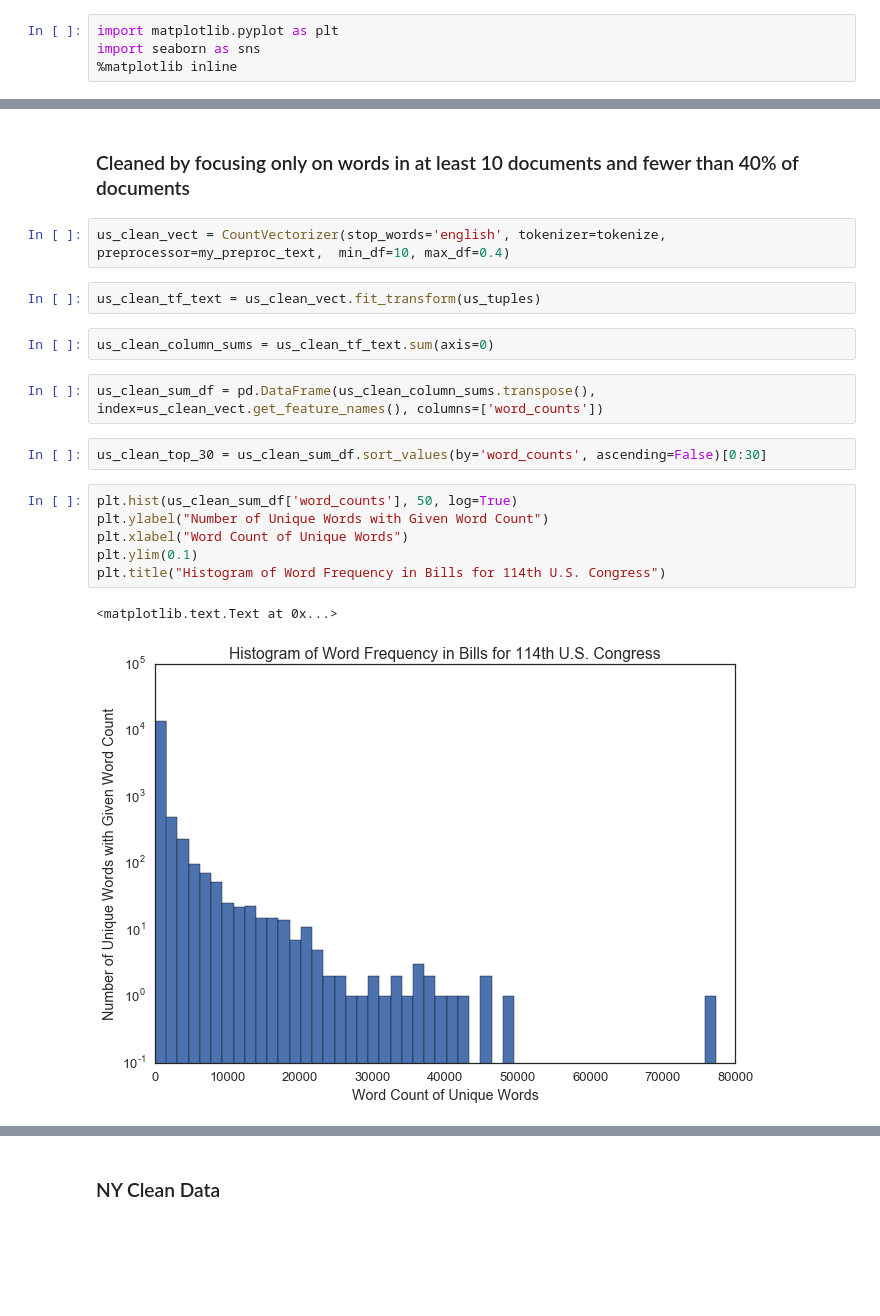
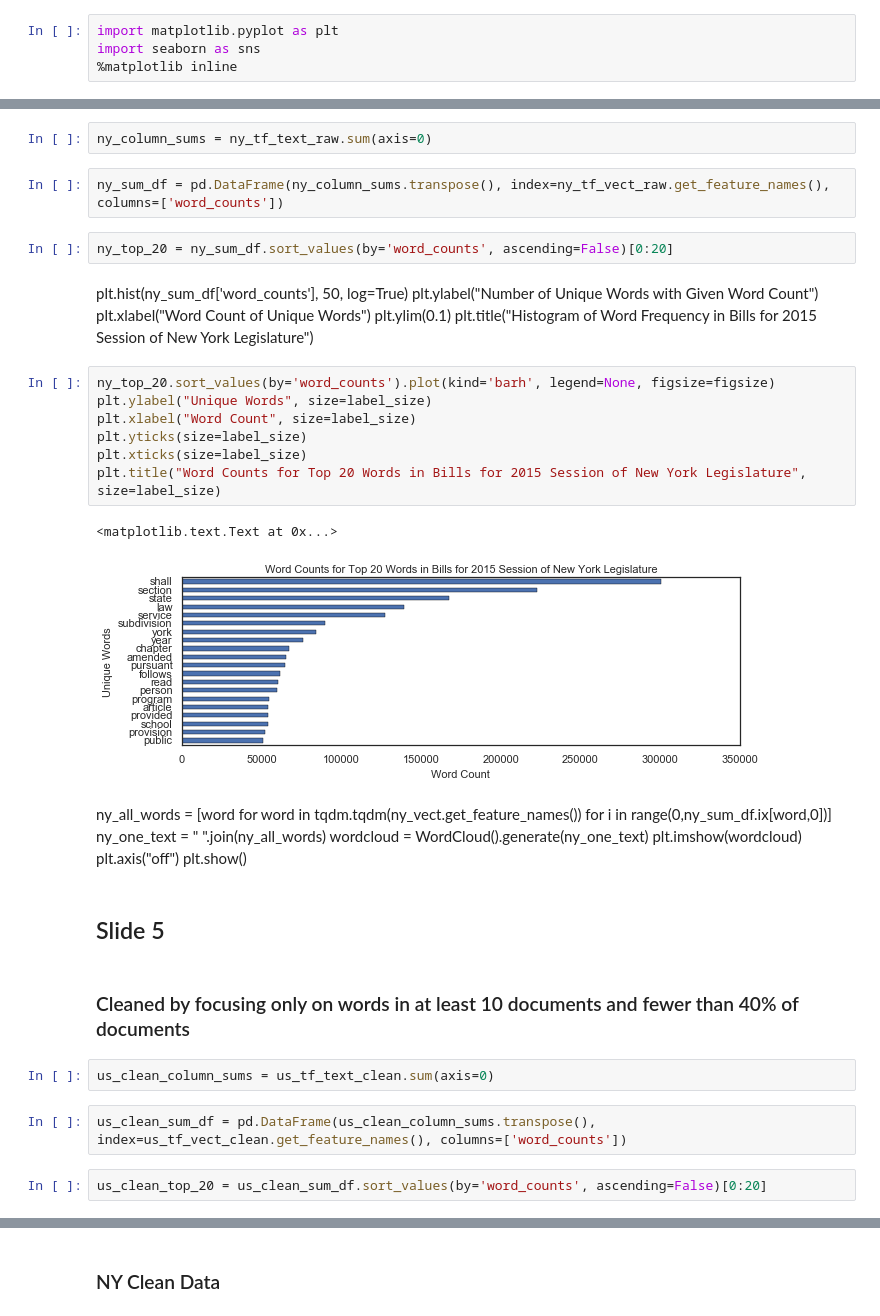
Before and after one commit to joelmpiper/bill_taxonomy, a Jupyter notebook: notebooks/Slide_Builder.ipynb, the cells around one changed output, grey strips where cells are left out. Cells and saved outputs as stored; diff of their text form; blank space fills up the shorter version.

```diff
--- a/notebooks/Slide_Builder.ipynb
+++ b/notebooks/Slide_Builder.ipynb
@@ -199,21 +139,39 @@ plt.show()
+# %%
+ny_column_sums = ny_tf_text_raw.sum(axis=0)
+# %%
+ny_sum_df = pd.DataFrame(ny_column_sums.transpose(), index=ny_tf_vect_raw.get_feature_names(), columns=['word_counts'])
+# %%
+ny_top_20 = ny_sum_df.sort_values(by='word_counts', ascending=False)[0:20]
+# %% [markdown]
+plt.hist(ny_sum_df['word_counts'], 50, log=True)
+plt.ylabel("Number of Unique Words with Given Word Count")
+plt.xlabel("Word Count of Unique Words")
+plt.ylim(0.1)
+plt.title("Histogram of Word Frequency in Bills for 2015 Session of New York Legislature")
+# %%
+ny_top_20.sort_values(by='word_counts').plot(kind='barh', legend=None, figsize=figsize)
+plt.ylabel("Unique Words", size=label_size)
+plt.xlabel("Word Count", size=label_size)
+plt.yticks(size=label_size)
+plt.xticks(size=label_size)
+plt.title("Word Counts for Top 20 Words in Bills for 2015 Session of New York Legislature", size=label_size)
+# %% [output]
+<matplotlib.text.Text at 0x...>
+[figure, added]
+# %% [markdown]
+ny_all_words = [word for word in tqdm.tqdm(ny_vect.get_feature_names()) for i in range(0,ny_sum_df.ix[word,0])]
+ny_one_text = " ".join(ny_all_words)
+wordcloud = WordCloud().generate(ny_one_text)
+plt.imshow(wordcloud)
+plt.axis("off")
+plt.show()
+# %% [markdown]
+## Slide 5
 # %% [markdown]
 ### Cleaned by focusing only on words in at least 10 documents and fewer than 40% of documents
-# %%
-us_clean_vect = CountVectorizer(stop_words='english', tokenizer=tokenize, preprocessor=my_preproc_text,  min_df=10, max_df=0.4)
-# %%
-us_clean_tf_text = us_clean_vect.fit_transform(us_tuples)
 # %%
-us_clean_column_sums = us_clean_tf_text.sum(axis=0)
+us_clean_column_sums = us_tf_text_clean.sum(axis=0)
 # %%
-us_clean_sum_df = pd.DataFrame(us_clean_column_sums.transpose(), index=us_clean_vect.get_feature_names(), columns=['word_counts'])
+us_clean_sum_df = pd.DataFrame(us_clean_column_sums.transpose(), index=us_tf_vect_clean.get_feature_names(), columns=['word_counts'])
 # %%
-us_clean_top_30 = us_clean_sum_df.sort_values(by='word_counts', ascending=False)[0:30]
+us_clean_top_20 = us_clean_sum_df.sort_values(by='word_counts', ascending=False)[0:20]
-# %%
-plt.hist(us_clean_sum_df['word_counts'], 50, log=True)
-plt.ylabel("Number of Unique Words with Given Word Count")
-plt.xlabel("Word Count of Unique Words")
-plt.ylim(0.1)
-plt.title("Histogram of Word Frequency in Bills for 114th U.S. Congress")
-# %% [output]
-<matplotlib.text.Text at 0x...>
-[figure, removed]
```
Also changed, not shown: parts of 154 cells of this notebook, 9 other files.
